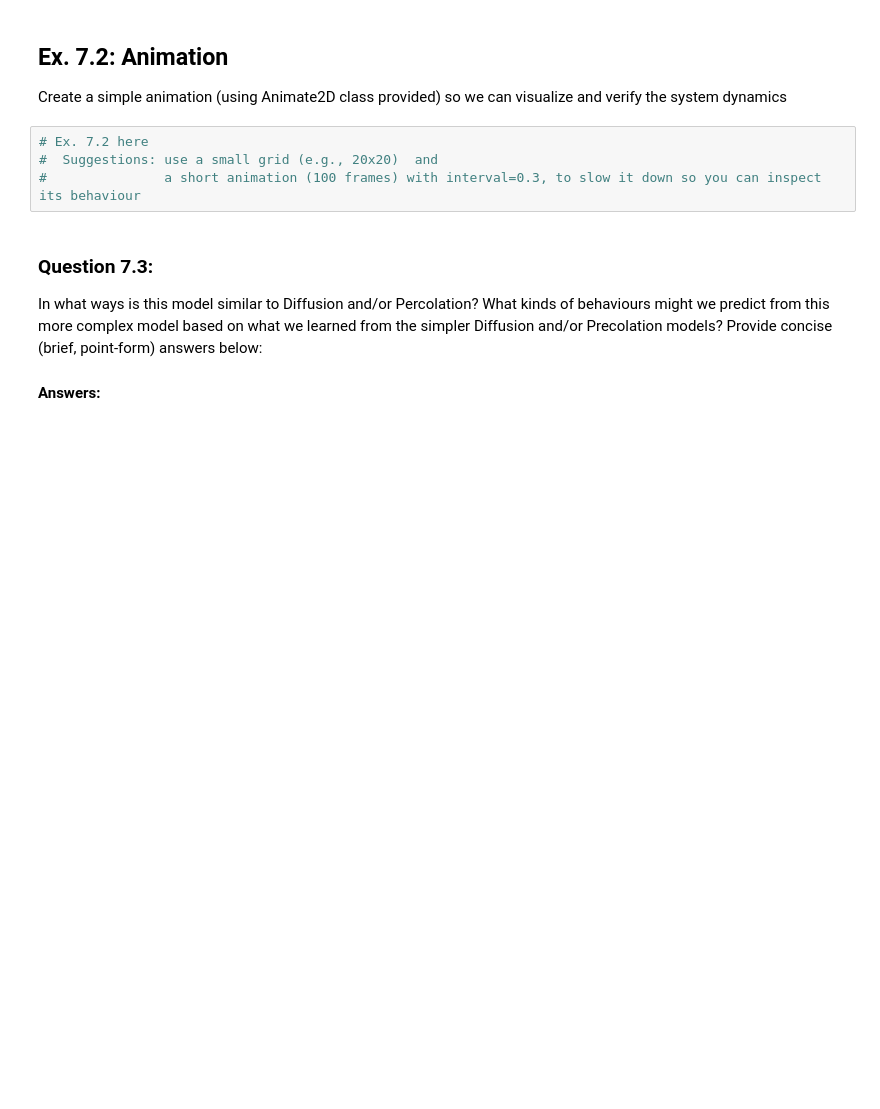
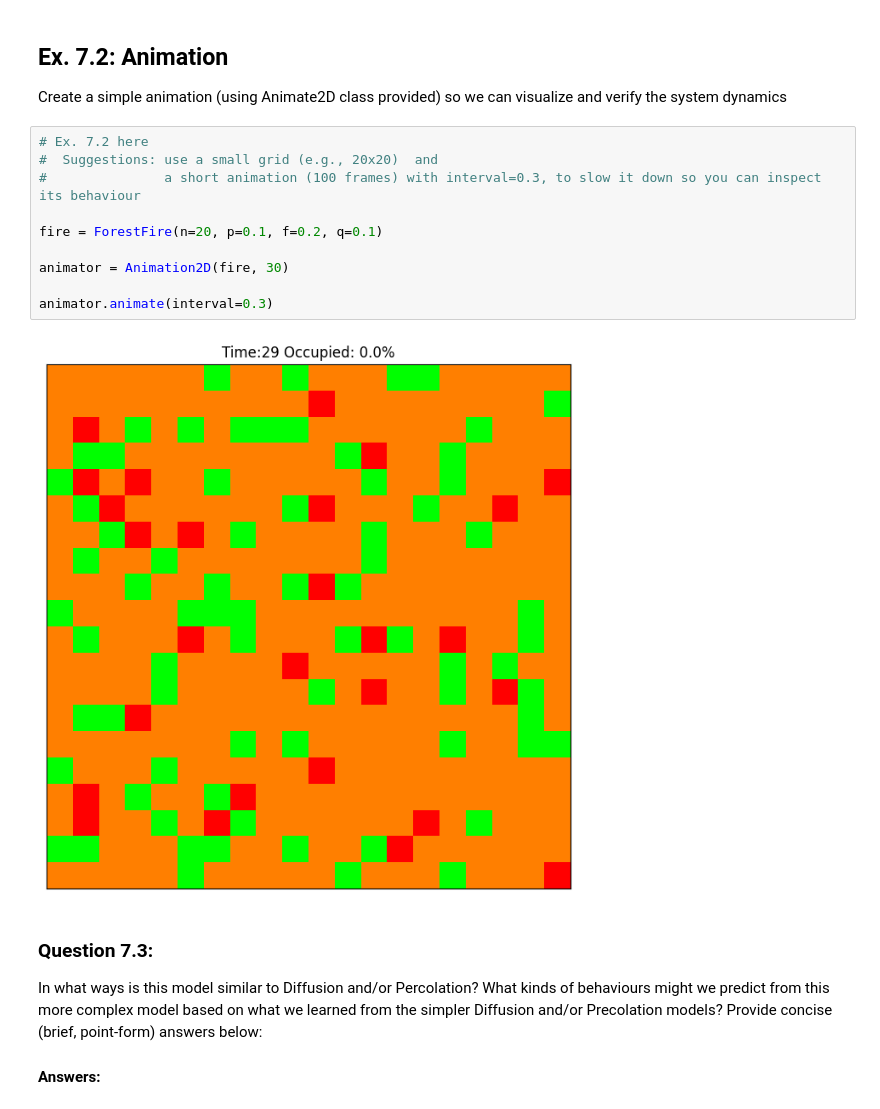
Before and after one commit to bobisawsome1/cap-comp215, a Jupyter notebook: labs/lab07-10-fire.ipynb, the cells around one changed output. Cells and saved outputs as stored; diff of their text form; blank space fills up the shorter version.

```diff
--- a/labs/lab07-10-fire.ipynb
+++ b/labs/lab07-10-fire.ipynb
@@ -227,7 +250,15 @@ Create a simple animation (using Animate2D class provided) so we can visualize a
 # %%
 # Ex. 7.2 here
 #  Suggestions: use a small grid (e.g., 20x20)  and
 #               a short animation (100 frames) with interval=0.3, to slow it down so you can inspect its behaviour
+
+fire = ForestFire(n=20, p=0.1, f=0.2, q=0.1)
+
+animator = Animation2D(fire, 30)
+
+animator.animate(interval=0.3)
+# %% [output]
+[figure, added]
 # %% [markdown]
 ### Question 7.3:
 In what ways is this model similar to Diffusion and/or Percolation?
```
Also changed, not shown: parts of 2 cells of this notebook.
